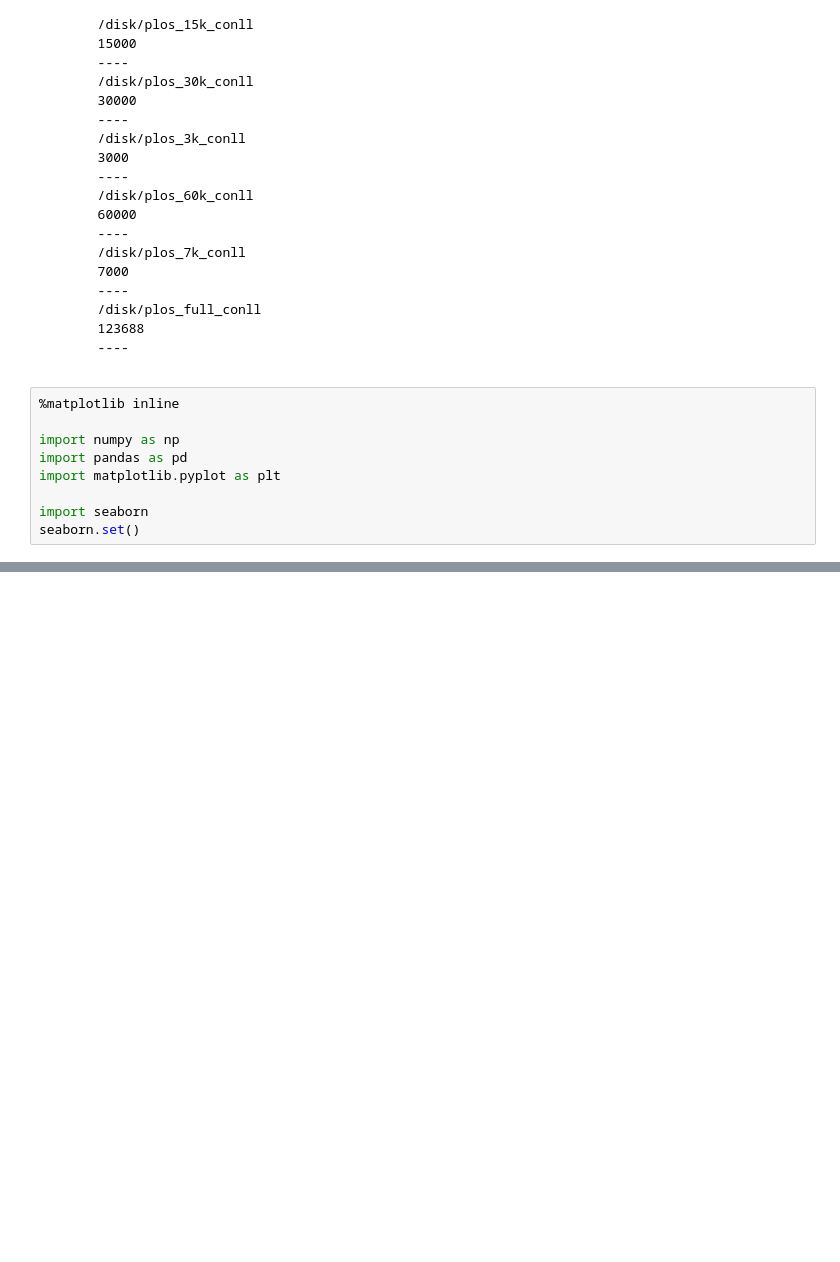
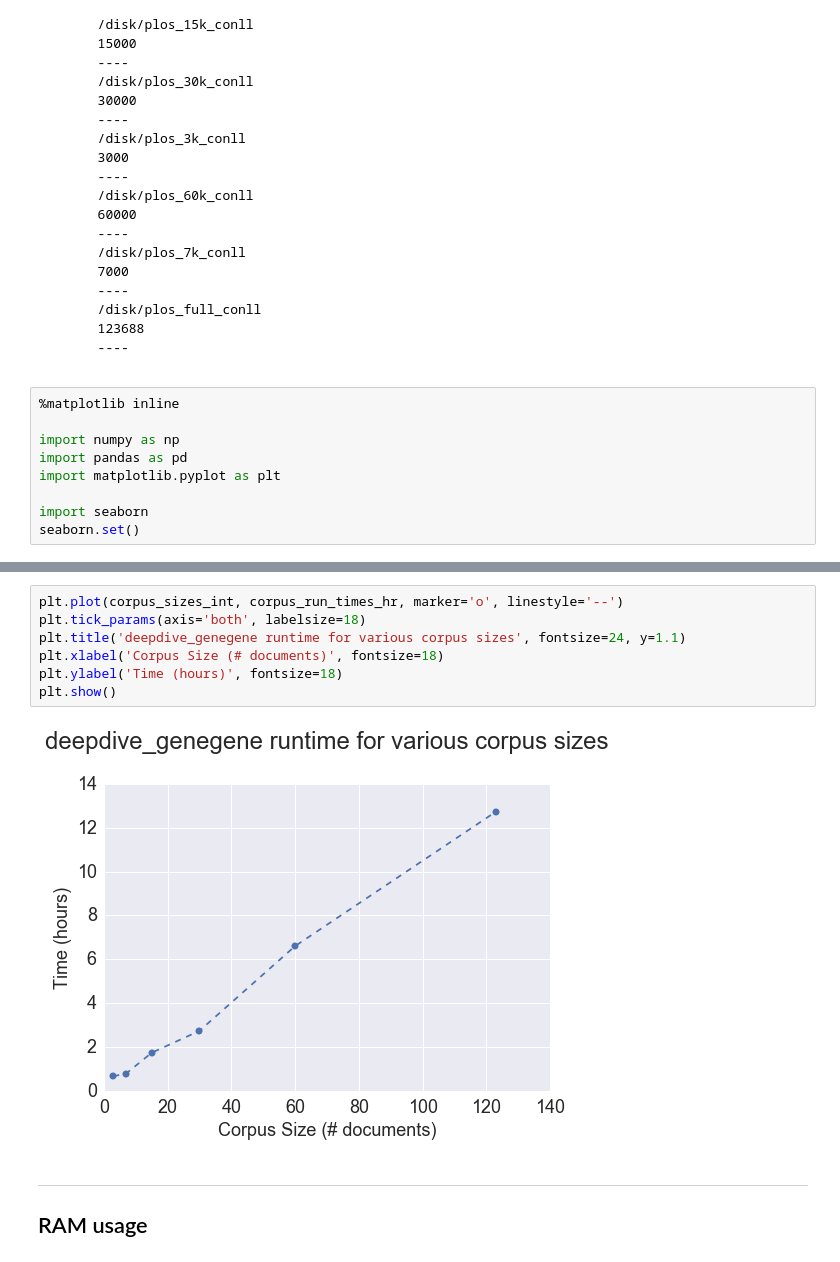
Before and after one commit to SuLab/deep, a Jupyter notebook: notebooks/deepdive_performance_testing/dd_varying_corpus_sizes.ipynb, the cells around one changed output, grey strips where cells are left out. Drawn from its saved outputs; the diff is of its cells as text; blank space fills up the shorter version.

```diff
--- a/notebooks/deepdive_performance_testing/dd_varying_corpus_sizes.ipynb
+++ b/notebooks/deepdive_performance_testing/dd_varying_corpus_sizes.ipynb
@@ -53,0 +147,12 @@ seaborn.set()
+# %%
+plt.plot(corpus_sizes_int, corpus_run_times_hr, marker='o', linestyle='--')
+plt.tick_params(axis='both', labelsize=18)
+plt.title('deepdive_genegene runtime for various corpus sizes', fontsize=24, y=1.1)
+plt.xlabel('Corpus Size (# documents)', fontsize=18)
+plt.ylabel('Time (hours)', fontsize=18)
+plt.show()
+# %% [output]
+[figure, added]
+# %% [markdown]
+---
+## RAM usage
```
Also changed, not shown: parts of 31 cells of this notebook.
